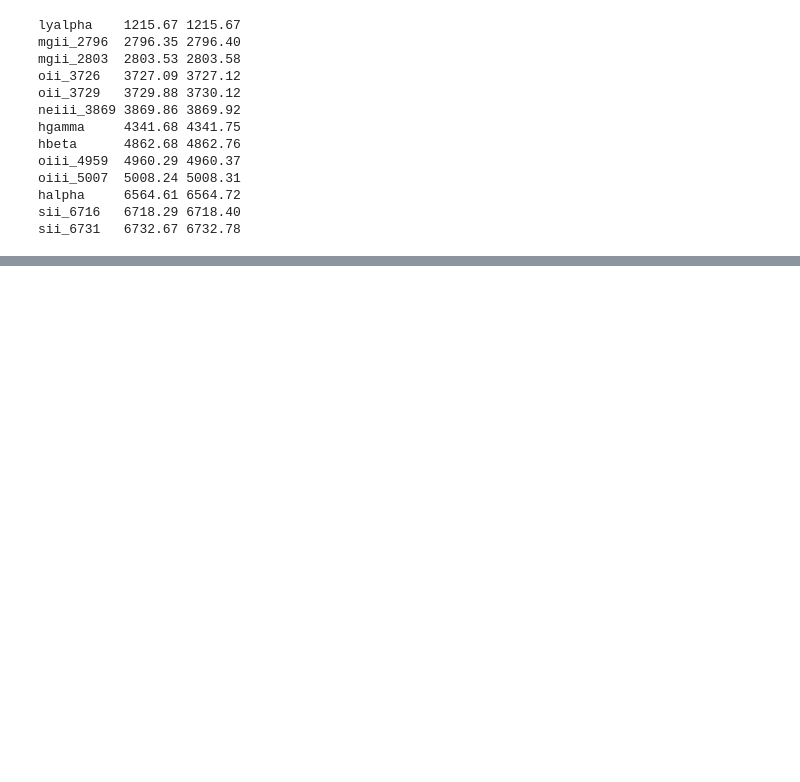
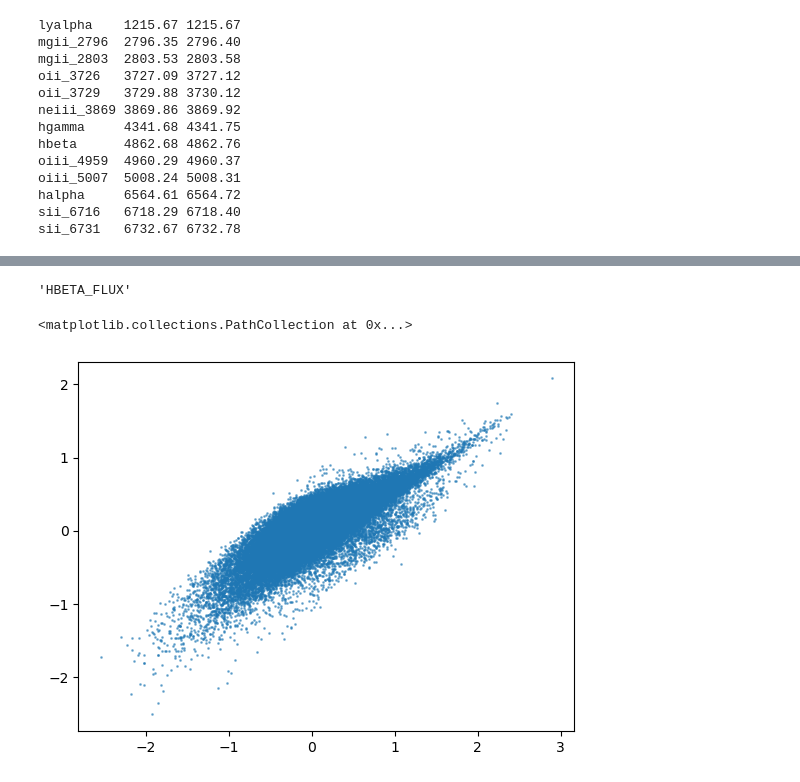
Before and after one commit to moustakas/fastspecfit-projects, a Jupyter notebook: redrock-templates/emission-line-analysis.ipynb, the cells around one changed output, grey strips where cells are left out. Cells and saved outputs as stored; diff of their text form; code cells hidden in the pictures; blank space fills up the shorter version.

```diff
--- a/redrock-templates/emission-line-analysis.ipynb
+++ b/redrock-templates/emission-line-analysis.ipynb
@@ -111,0 +179,11 @@ Table length=239132
+# %%
+LINEFLUXCOLS[7]
+# %% [output]
+'HBETA_FLUX'
+# %%
+I = (data[LINEFLUXCOLS[9]] > 0) * (data[LINEFLUXCOLS[7]] > 0)
+plt.scatter(np.log10(data[LINEFLUXCOLS[9]][I] / data['FLUX_SYNTH_PHOTMODEL_R'][I]),
+            np.log10(data[LINEFLUXCOLS[7]][I] / data['FLUX_SYNTH_PHOTMODEL_R'][I]), s=1, alpha=0.5)
+# %% [output]
+<matplotlib.collections.PathCollection at 0x...>
+[figure, added]
```
Also changed, not shown: parts of 17 cells of this notebook, 2 other files.
